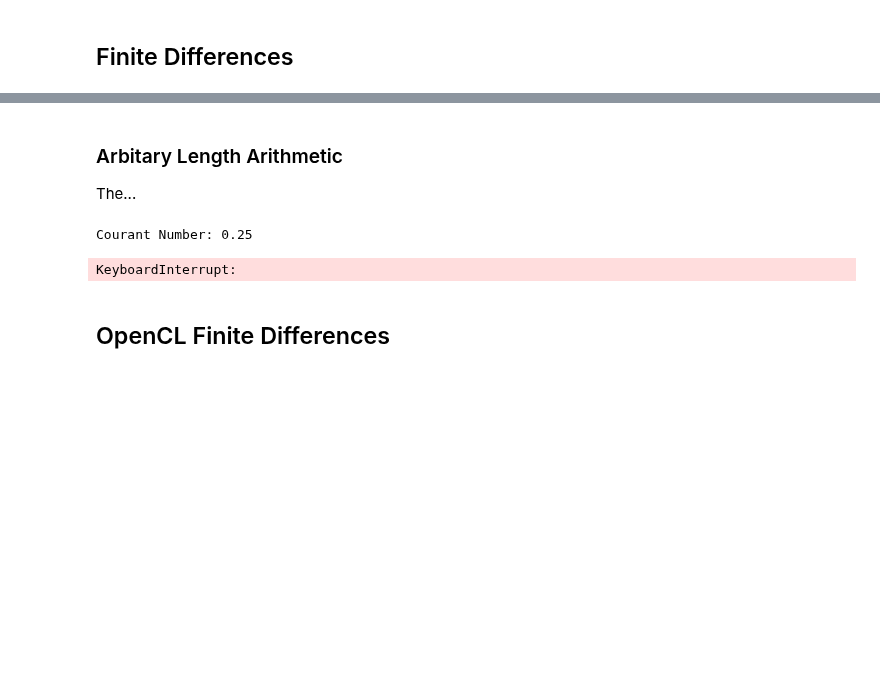
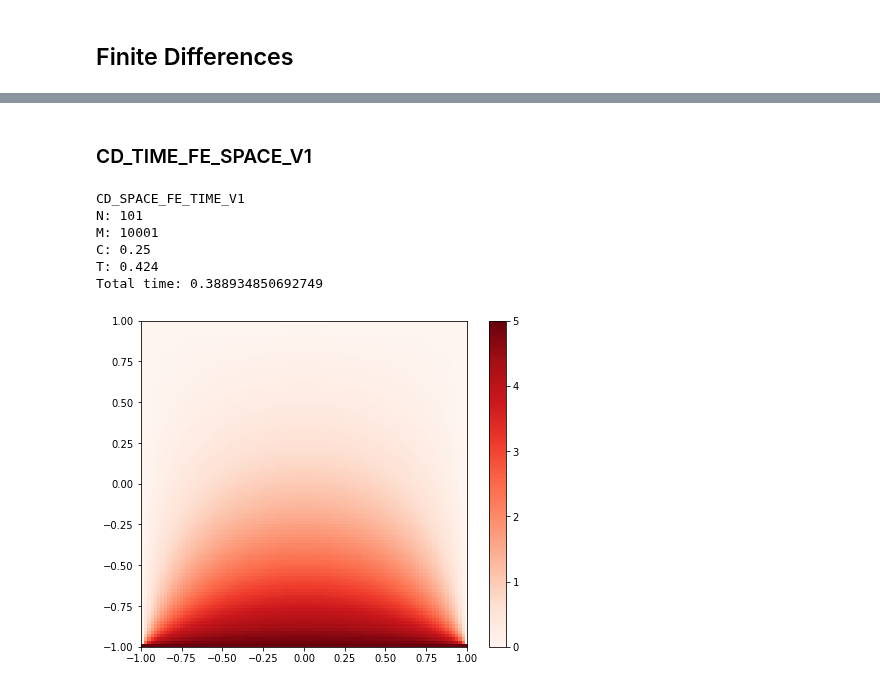
Before and after one commit to johnduffymsc/PHAS0102, a Jupyter notebook: assignment-4.ipynb, the cells around one changed output, grey strips where cells are left out. Drawn from its saved outputs; the diff is of its cells as text; code cells hidden in the pictures; blank space fills up the shorter version.

```diff
--- a/assignment-4.ipynb
+++ b/assignment-4.ipynb
@@ -312,4 +102,0 @@ t:  0.424
-# %% [markdown]
-### Arbitary Length Arithmetic
-
-The...
@@ -333,31 +103,35 @@ def timestep(n, u):
-# %%
-#%%timeit
-
-u = np.full((N, N), 1_000_000_000, dtype=np.int32)
-u[0, :] = 1_500_000_000
-
-print("Courant Number: {}".format(((N - 1) * (N - 1)) / (4 * (M - 1))))
-
-i = 0
-
-while u[(N - 1) // 2, (N - 1) // 2] < 1_100_000_000:
-    u = timestep(N, u)
-    i += 1
-
-#u = timestep(N, u)
-#u = timestep(N, u)
-#u = timestep(N, u)
-
-print("t: ", i / (M - 1))
-
-print(u)
-
-plt.figure(figsize=(8, 6))
-plt.imshow(u, origin='lower', extent=(-1, 1, -1, 1))
-plt.colorbar()
-plt.show()
-# %% [output]
-Courant Number: 0.25
-KeyboardInterrupt:
-# %% [markdown]
-## OpenCL Finite Differences
+# %% [markdown]
+### CD_TIME_FE_SPACE_V1
+# %%
+N = 101
+M = 10001
+
+print("CD_SPACE_FE_TIME_V1")
+print("N: {}".format(N))
+print("M: {}".format(M))
+print("C: {}".format(((N - 1) * (N - 1)) / (4 * (M - 1))))
+
+u = np.zeros((N, N), dtype=np.float64)
+
+u[0, :] = 5.0
+
+i = 0
+
+with Timer() as t:
+
+    while u[(N - 1) // 2, (N - 1) // 2] < 1.0:
+        u[1:N-1, 1:N-1] = u[1:N-1, 1:N-1] + (u[0:N-2, 1:N-1] + u[2:N, 1:N-1] + u[1:N-1, 0:N-2] + u[1:N-1, 2:N] - 4 * u[1:N-1, 1:N-1]) * (N - 1) * (N - 1) / 4 / (M - 1)
+        i = i + 1
+
+print("T: {}".format(i / (M - 1)))
+print("Total time: {0}".format(t.interval))
+
+plot(u)
+# %% [output]
+CD_SPACE_FE_TIME_V1
+N: 101
+M: 10001
+C: 0.25
+T: 0.424
+Total time: 0.388934850692749
+[figure, added]
```
Also changed, not shown: parts of 50 cells of this notebook.
